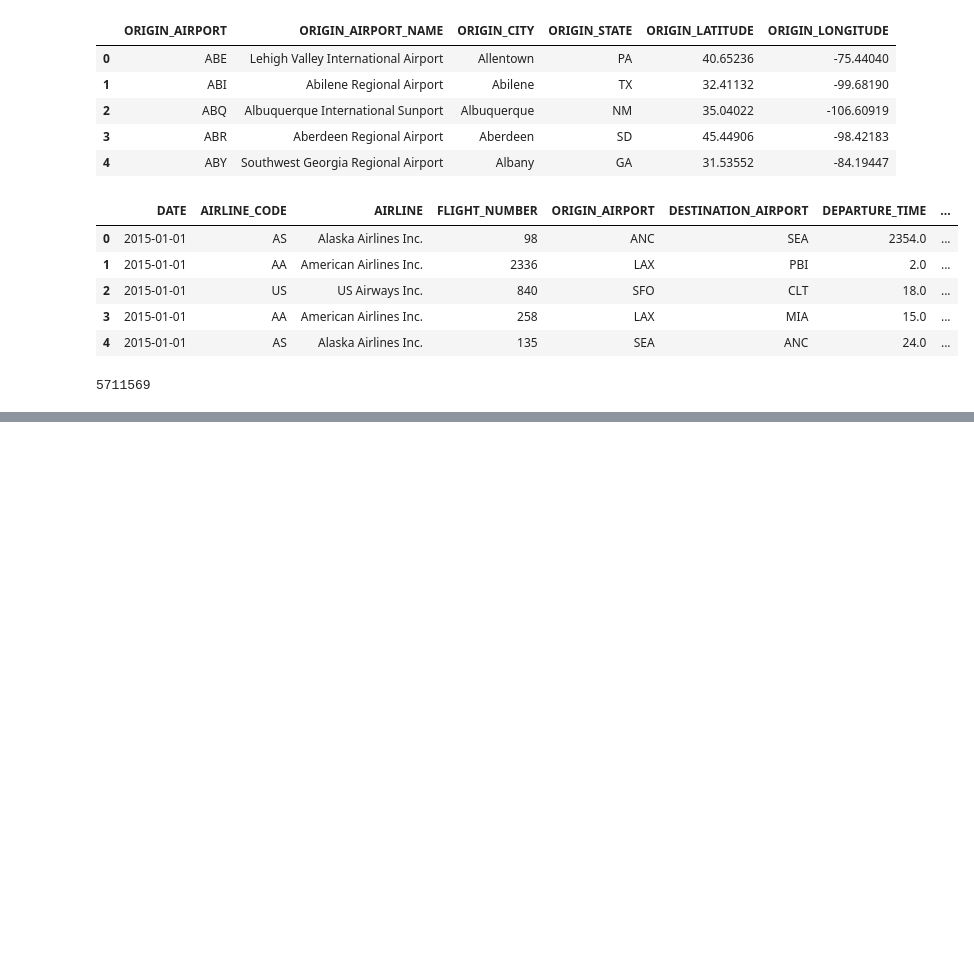
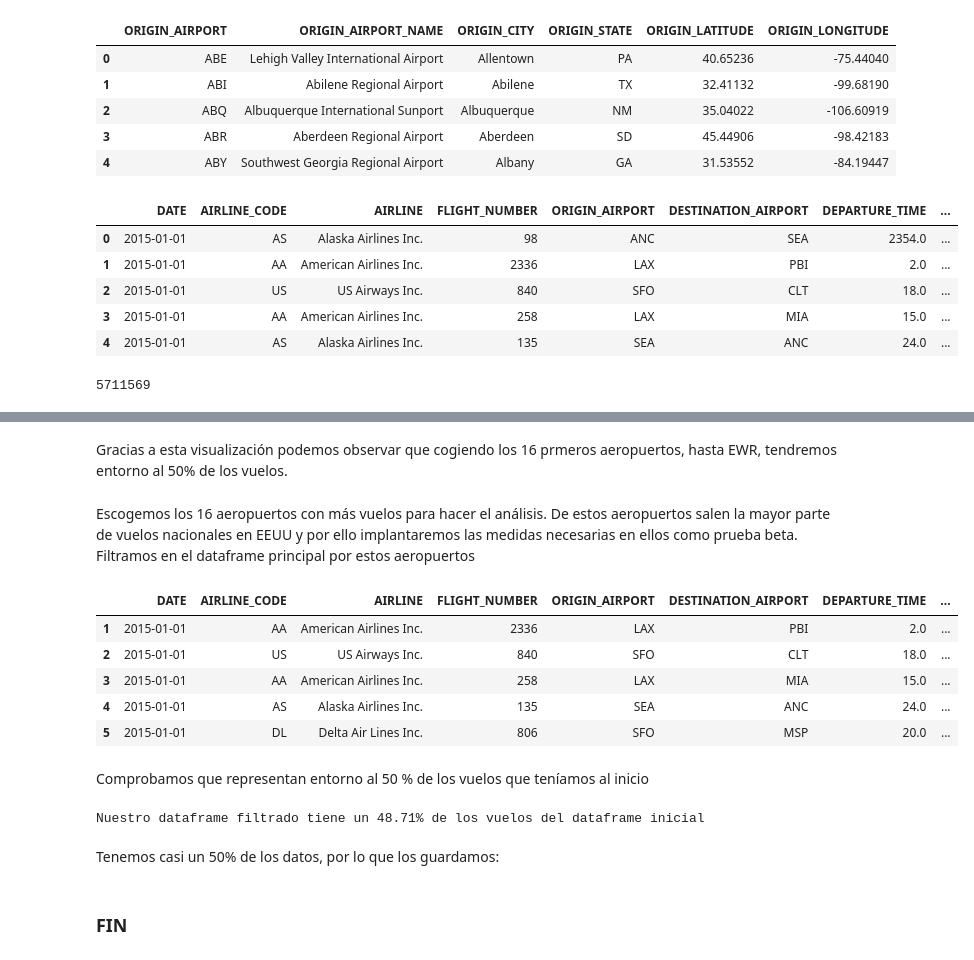
Before and after one commit to inesgfortis/Aircraft_Delays_Analysis, a Jupyter notebook: Preprocessing/Preprocessing.ipynb, the cells around one changed output, grey strips where cells are left out. Saved outputs shown, nothing was run; the diff lists cells and outputs as text; code cells hidden in the pictures; blank space fills up the shorter version.

```diff
--- a/Preprocessing/Preprocessing.ipynb
+++ b/Preprocessing/Preprocessing.ipynb
@@ -576,0 +589,3 @@ len(flights_complete)
+# %%
+airports = flights_complete.groupby("ORIGIN_AIRPORT")["DATE"].count().sort_values(ascending=False).reset_index()
+airports.head(25)
@@ -577 +620,26 @@ len(flights_complete)
+# %% [markdown]
+Gracias a esta visualización podemos observar que cogiendo los 16 prmeros aeropuertos, hasta EWR, tendremos entorno al 50% de los vuelos.
+# %%
+top16_airports = airports.head(16)["ORIGIN_AIRPORT"]
+# %% [markdown]
+Escogemos los 16 aeropuertos con más vuelos para hacer el análisis. De estos aeropuertos salen la mayor parte de vuelos nacionales en EEUU y por ello implantaremos las medidas necesarias en ellos como prueba beta. <br>
+Filtramos en el dataframe principal por estos aeropuertos
+# %%
+flights_filtered=flights_complete[flights_complete["ORIGIN_AIRPORT"].isin(top16_airports)]
+flights_filtered.head()
+# %% [output]
+|  | DATE | AIRLINE_CODE | AIRLINE | FLIGHT_NUMBER | ORIGIN_AIRPORT | DESTINATION_AIRPORT | DEPARTURE_TIME | ... |
+| 1 | 2015-01-01 | AA | American Airlines Inc. | 2336 | LAX | PBI | 2.0 | ... |
+| 2 | 2015-01-01 | US | US Airways Inc. | 840 | SFO | CLT | 18.0 | ... |
+| 3 | 2015-01-01 | AA | American Airlines Inc. | 258 | LAX | MIA | 15.0 | ... |
+| 4 | 2015-01-01 | AS | Alaska Airlines Inc. | 135 | SEA | ANC | 24.0 | ... |
+| 5 | 2015-01-01 | DL | Delta Air Lines Inc. | 806 | SFO | MSP | 20.0 | ... |
+# %% [markdown]
+Comprobamos que representan entorno al 50 % de los vuelos que teníamos al inicio
+# %%
+print("Nuestro dataframe filtrado tiene un {:.2%} de los vuelos del dataframe inicial".format(flights_filtered.shape[0] / flights_complete.shape[0]))
+# %% [output]
+Nuestro dataframe filtrado tiene un 48.71% de los vuelos del dataframe inicial
+# %% [markdown]
+Tenemos casi un 50% de los datos, por lo que los guardamos:
 # %%
@@ -579,0 +648,2 @@ flights_complete.to_parquet("flightsCleaned.parquet", index=False)
+# %% [markdown]
+### FIN
```
Also changed, not shown: parts of 10 cells of this notebook, 1 other file.
